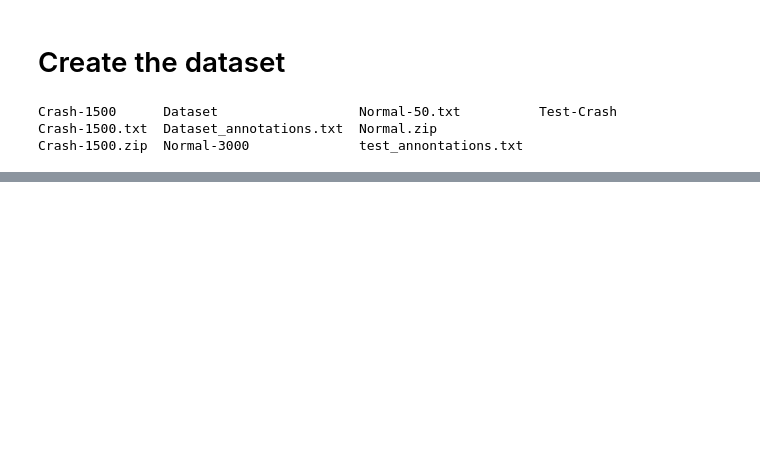
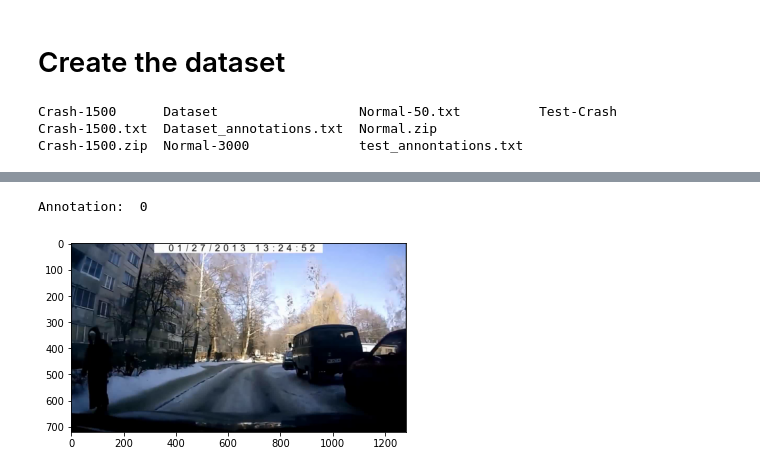
Before and after one commit to Colonna17/Collision_Avoidance-Sapienza_Vision_and_Perception, a Jupyter notebook: notebooks/CCD_Classification_flow&lstm.ipynb, the cells around one changed output, grey strips where cells are left out. Saved outputs shown, nothing was run; the diff lists cells and outputs as text; code cells hidden in the pictures; blank space fills up the shorter version.

Commit message:
adaptation to new code and defining classifier training

```diff
--- a/notebooks/CCD_Classification_flow&lstm.ipynb
+++ b/notebooks/CCD_Classification_flow&lstm.ipynb
@@ -53,4 +81,0 @@ Wed Jan 18 14:26:41 2023
-# %%
-# Transform a numpy array of an image from bgr to rgb format
-def numpy_brg_to_rgb(np_array):
-    return np.fliplr(np_array.reshape(-1,3)).reshape(np_array.shape).copy()
@@ -74,7 +96,3 @@ test_annotation_file = data_dir + '/Dataset_annotations.txt'
 Crash-1500      Dataset                  Normal-50.txt          Test-Crash
 Crash-1500.txt  Dataset_annotations.txt  Normal.zip
 Crash-1500.zip  Normal-3000              test_annontations.txt
-# %%
-videos_directory = test_video_dir
-videos_paths = [ videos_directory + video_name for video_name in os.listdir(videos_directory) ]
-videos_paths
@@ -276,12 +98,0 @@ model = Classificator(params).to(device)
-# %%
-# Entire video test
-model.eval()
-predictions = []
-h = None
-for frame in test['frames']:
-    frame = custom_from_numpy(frame)
-    pred, h = model(frame, h)
-
-    predictions.append((pred.item(), pred.item() > params.collision_threshold))
-
-predictions
@@ -346,0 +159,12 @@ def train(model, optimizer, train_dataset,valid_dataset):
+# %%
+video_test = train_set[0]
+frames_test = CCDVideos.get_video_frames(video_test['frames'])
+frame0_nr = 0
+frame1_nr = 10
+# %%
+img0_test = frames_test[frame0_nr]
+plt.imshow(img0_test)
+print('Annotation: ', video_test['annotations']['labels'][frame0_nr])
+# %% [output]
+Annotation:  0
+[figure, added]
```
Also changed, not shown: parts of 51 cells of this notebook.
